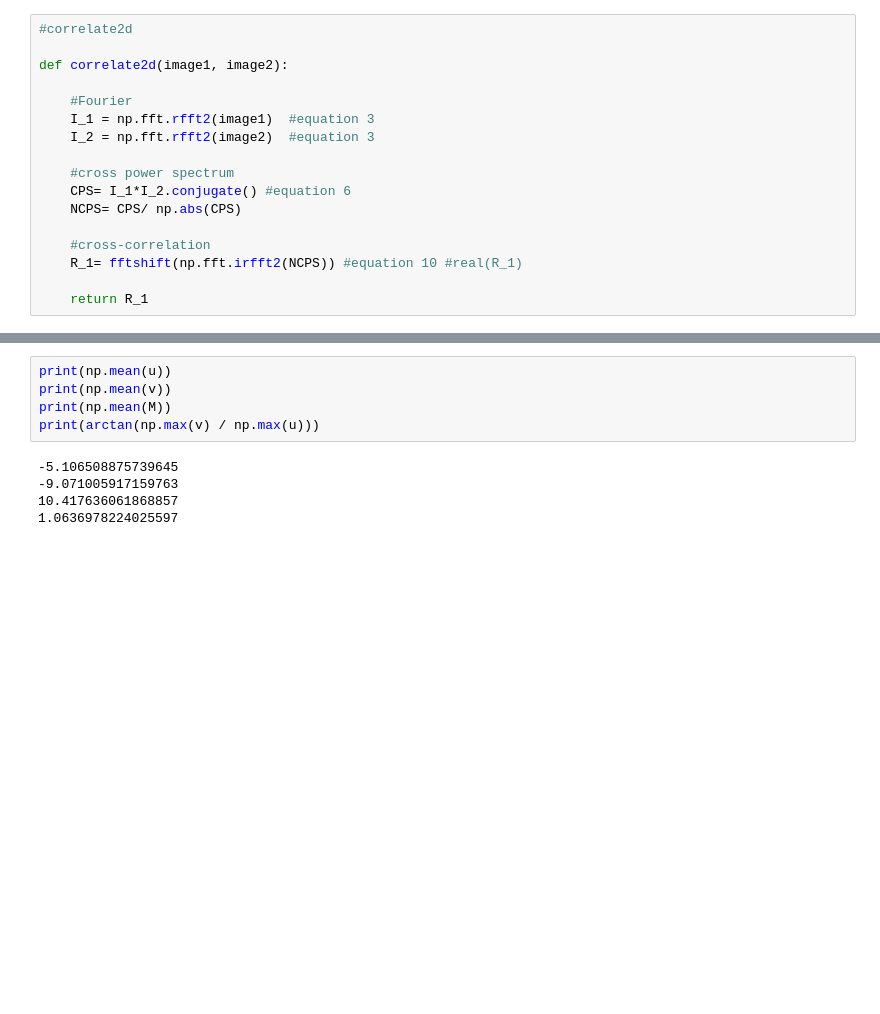
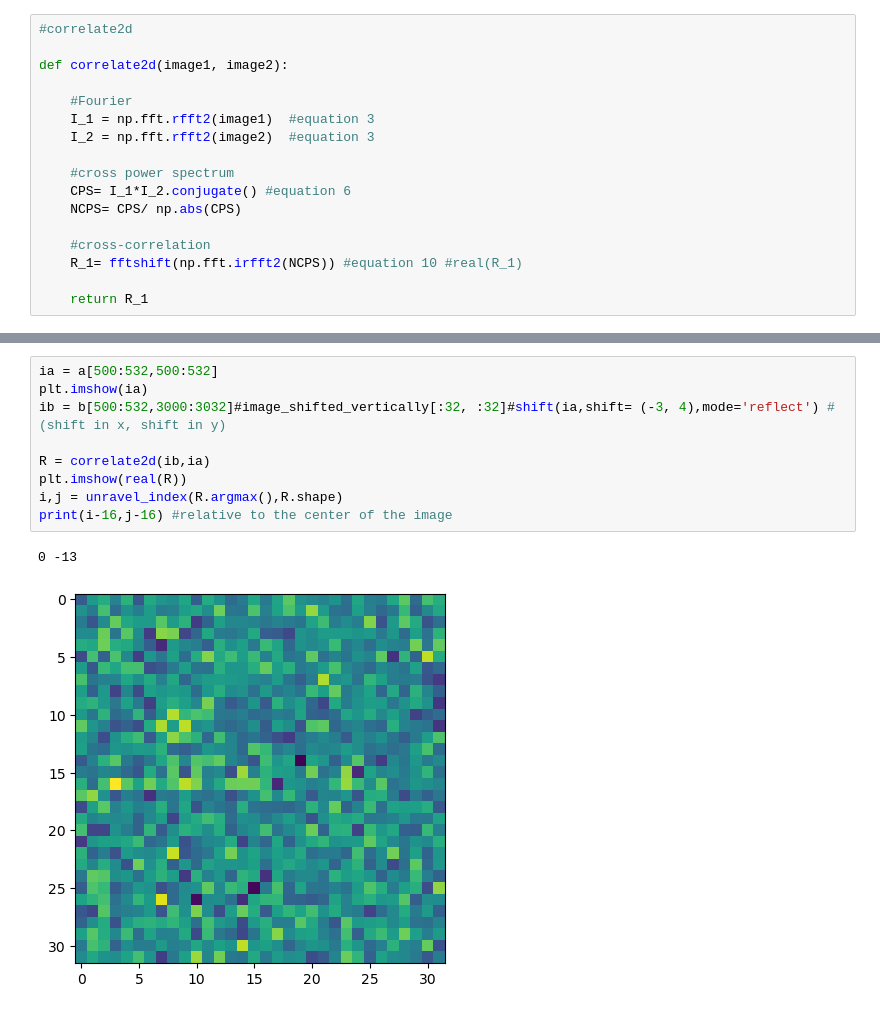
Before and after one commit to demamorad/code-imagrshift, a Jupyter notebook: imageshift.ipynb, the cells around one changed output, grey strips where cells are left out. Drawn from its saved outputs; the diff is of its cells as text; blank space fills up the shorter version.

```diff
--- a/imageshift.ipynb
+++ b/imageshift.ipynb
@@ -135,10 +148,12 @@ TypeError: Image data of dtype object cannot be converted to float
-# %%
-print(np.mean(u))
-print(np.mean(v))
-print(np.mean(M))
-print(arctan(np.max(v) / np.max(u)))
-# %% [output]
--5.106508875739645
--9.071005917159763
-10.417636061868857
-1.0636978224025597
+# %%
+ia = a[500:532,500:532]
+plt.imshow(ia)
+ib = b[500:532,3000:3032]#image_shifted_vertically[:32, :32]#shift(ia,shift= (-3, 4),mode='reflect') #(shift in x, shift in y)
+
+R = correlate2d(ib,ia)
+plt.imshow(real(R))
+i,j = unravel_index(R.argmax(),R.shape)
+print(i-16,j-16) #relative to the center of the image
+# %% [output]
+0 -13
+[figure, added]
```
Also changed, not shown: parts of 10 cells of this notebook.
